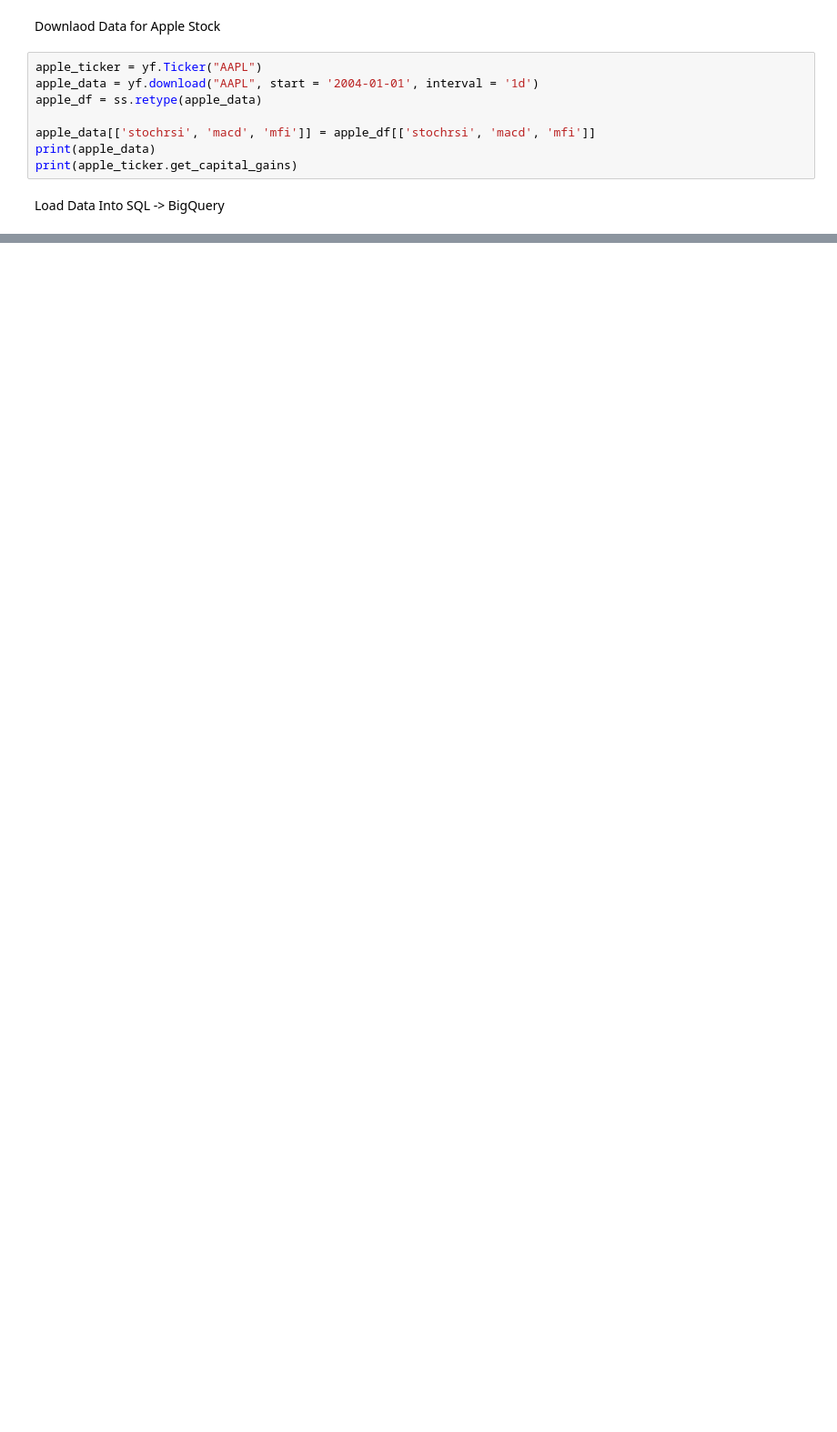
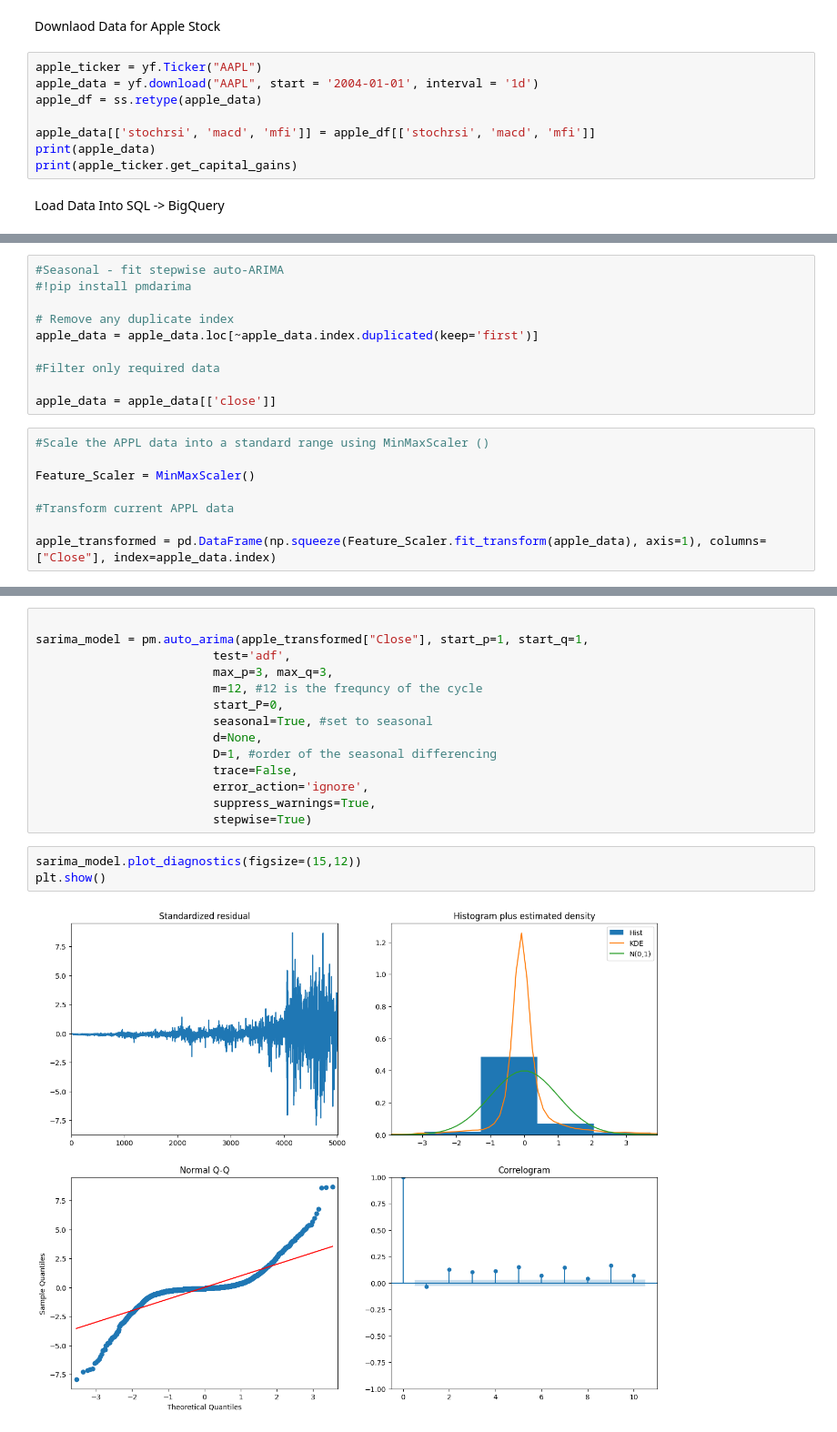
Before and after one commit to readingshapes/stock_forecasting, a Jupyter notebook: stock_forecasting_kevin.ipynb, the cells around one changed output, grey strips where cells are left out. Shown at 91% size. Cells and saved outputs as stored; diff of their text form; blank space fills up the shorter version.

Commit message:
SARIMA model created

```diff
--- a/stock_forecasting_kevin.ipynb
+++ b/stock_forecasting_kevin.ipynb
@@ -60,0 +68,18 @@ Processing Data: SARIMA Model
+# %%
+#Seasonal - fit stepwise auto-ARIMA
+#!pip install pmdarima
+
+# Remove any duplicate index
+apple_data = apple_data.loc[~apple_data.index.duplicated(keep='first')]
+
+#Filter only required data
+
+apple_data = apple_data[['close']]
+# %%
+#Scale the APPL data into a standard range using MinMaxScaler ()
+
+Feature_Scaler = MinMaxScaler()
+
+#Transform current APPL data
+
+apple_transformed = pd.DataFrame(np.squeeze(Feature_Scaler.fit_transform(apple_data), axis=1), columns=["Close"], index=apple_data.index)
@@ -60,0 +88,19 @@ Processing Data: SARIMA Model
+# %%
+
+sarima_model = pm.auto_arima(apple_transformed["Close"], start_p=1, start_q=1,
+                         test='adf',
+                         max_p=3, max_q=3,
+                         m=12, #12 is the frequncy of the cycle
+                         start_P=0,
+                         seasonal=True, #set to seasonal
+                         d=None,
+                         D=1, #order of the seasonal differencing
+                         trace=False,
+                         error_action='ignore',
+                         suppress_warnings=True,
+                         stepwise=True)
+# %%
+sarima_model.plot_diagnostics(figsize=(15,12))
+plt.show()
+# %% [output]
+[figure, added]
```
Also changed, not shown: parts of 7 cells of this notebook.
